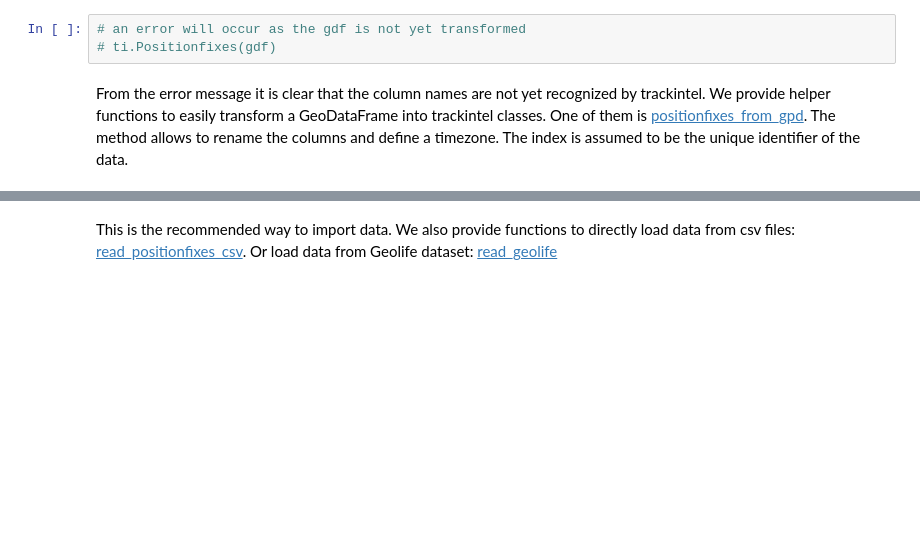
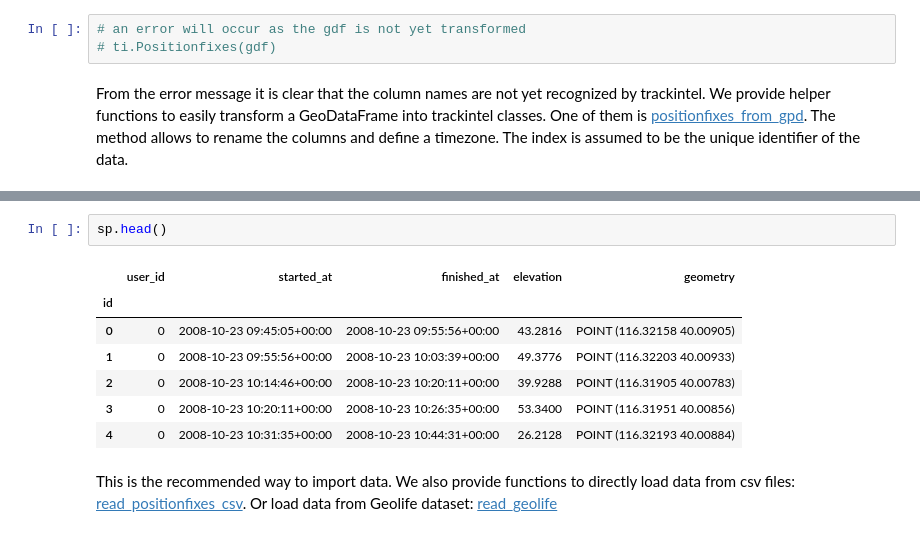
Before and after one commit to mie-lab/trackintel, a Jupyter notebook: examples/trackintel_basic_tutorial.ipynb, the cells around one changed output, grey strips where cells are left out. Saved outputs shown, nothing was run; the diff lists cells and outputs as text; blank space fills up the shorter version.

```diff
--- a/examples/trackintel_basic_tutorial.ipynb
+++ b/examples/trackintel_basic_tutorial.ipynb
@@ -46,3 +62,13 @@ pfs.generate_staypoints()
+# %%
+sp.head()
+# %% [output]
+|  | user_id | started_at | finished_at | elevation | geometry |
+| id |  |  |  |  |  |
+| 0 | 0 | 2008-10-23 09:45:05+00:00 | 2008-10-23 09:55:56+00:00 | 43.2816 | POINT (116.32158 40.00905) |
+| 1 | 0 | 2008-10-23 09:55:56+00:00 | 2008-10-23 10:03:39+00:00 | 49.3776 | POINT (116.32203 40.00933) |
+| 2 | 0 | 2008-10-23 10:14:46+00:00 | 2008-10-23 10:20:11+00:00 | 39.9288 | POINT (116.31905 40.00783) |
+| 3 | 0 | 2008-10-23 10:20:11+00:00 | 2008-10-23 10:26:35+00:00 | 53.3400 | POINT (116.31951 40.00856) |
+| 4 | 0 | 2008-10-23 10:31:35+00:00 | 2008-10-23 10:44:31+00:00 | 26.2128 | POINT (116.32193 40.00884) |
 # %% [markdown]
 This is the recommended way to import data. We also provide functions to directly load data from csv files: [read_positionfixes_csv](https://trackintel.readthedocs.io/en/latest/modules/io.html#csv-file-import). Or load data from Geolife dataset: [read_geolife](https://trackintel.readthedocs.io/en/latest/modules/io.html#trackintel.io.dataset_reader.read_geolife)
 # %%
```
Also changed, not shown: parts of 14 cells of this notebook.
